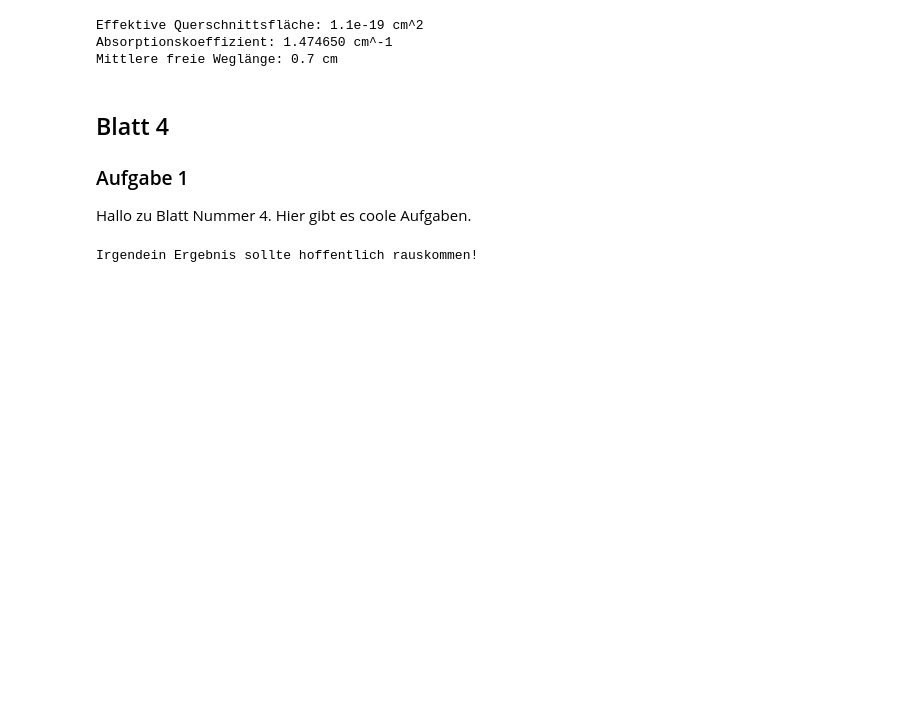
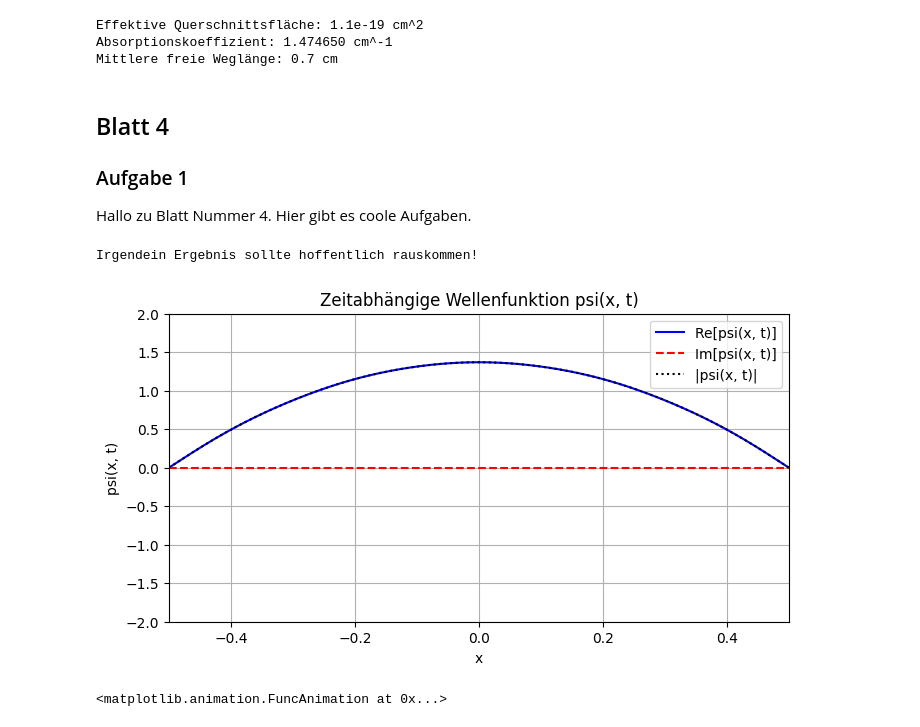
Before and after one commit to Sebastianostro/python, a Jupyter notebook: VDP/exercises_virt_env/jupyter.ipynb, the cells around one changed output. Cells and saved outputs as stored; diff of their text form; code cells hidden in the pictures; blank space fills up the shorter version.

```diff
--- a/VDP/exercises_virt_env/jupyter.ipynb
+++ b/VDP/exercises_virt_env/jupyter.ipynb
@@ -189,3 +189,63 @@ Hallo zu Blatt Nummer 4. Hier gibt es coole Aufgaben.
 print('Irgendein Ergebnis sollte hoffentlich rauskommen!')
 # %% [output]
 Irgendein Ergebnis sollte hoffentlich rauskommen!
+# %%
+import numpy as np
+import matplotlib.pyplot as plt
+import matplotlib.animation as animation
+
+# Constants
+L = 1
+hbar = 1
+m = 1
+
+# Spatial grid
+x = np.linspace(-L/2, L/2, 500)
+
+# Basis functions and energies (only odd n)
+def phi_n(n, x):
+    return np.sqrt(2/L) * np.cos(n * np.pi * x / L)
+
+def E_n(n):
+    return (n**2 * np.pi**2 * hbar**2) / (2 * m * L**2)
+
+# Coefficients c_n
+def c_n(n):
+    return (8 * np.sqrt(15)) / (n**3 * np.pi**3) * np.sin(n * np.pi / 2)
+
+# Time-dependent wavefunction ψ(x, t)
+def psi_xt(x, t, N_terms=5):
+    psi = np.zeros_like(x, dtype=complex)
+    for n in range(1, 2*N_terms, 2):  # odd n: 1, 3, 5, ...
+        psi += c_n(n) * phi_n(n, x) * np.exp(-1j * E_n(n) * t / hbar)
+    return psi
+
+# Prepare the figure
+fig, ax = plt.subplots(figsize=(8, 4))
+line_real, = ax.plot([], [], label='Re[psi(x, t)]', color='blue')
+line_imag, = ax.plot([], [], label='Im[psi(x, t)]', color='red', linestyle='--')
+line_abs, = ax.plot([], [], label='|psi(x, t)|', color='black', linestyle=':')
+ax.set_xlim(-L/2, L/2)
+ax.set_ylim(-2, 2)
+ax.set_xlabel('x')
+ax.set_ylabel('psi(x, t)')
+ax.set_title('Zeitabhängige Wellenfunktion psi(x, t)')
+ax.legend()
+ax.grid(True)
+
+# Animation function
+def animate(i):
+    t = i * 0.1
+    psi = psi_xt(x, t, N_terms=5)
+    line_real.set_data(x, psi.real)
+    line_imag.set_data(x, psi.imag)
+    line_abs.set_data(x, np.abs(psi))
+    return line_real, line_imag, line_abs
+
+# Create animation
+ani = animation.FuncAnimation(fig, animate, frames=100, interval=100, blit=True)
+#plt.close()  # Prevent static image display
+ani
+# %% [output]
+[figure, added]
+<matplotlib.animation.FuncAnimation at 0x...>
```
Also changed, not shown: 1 other file.
